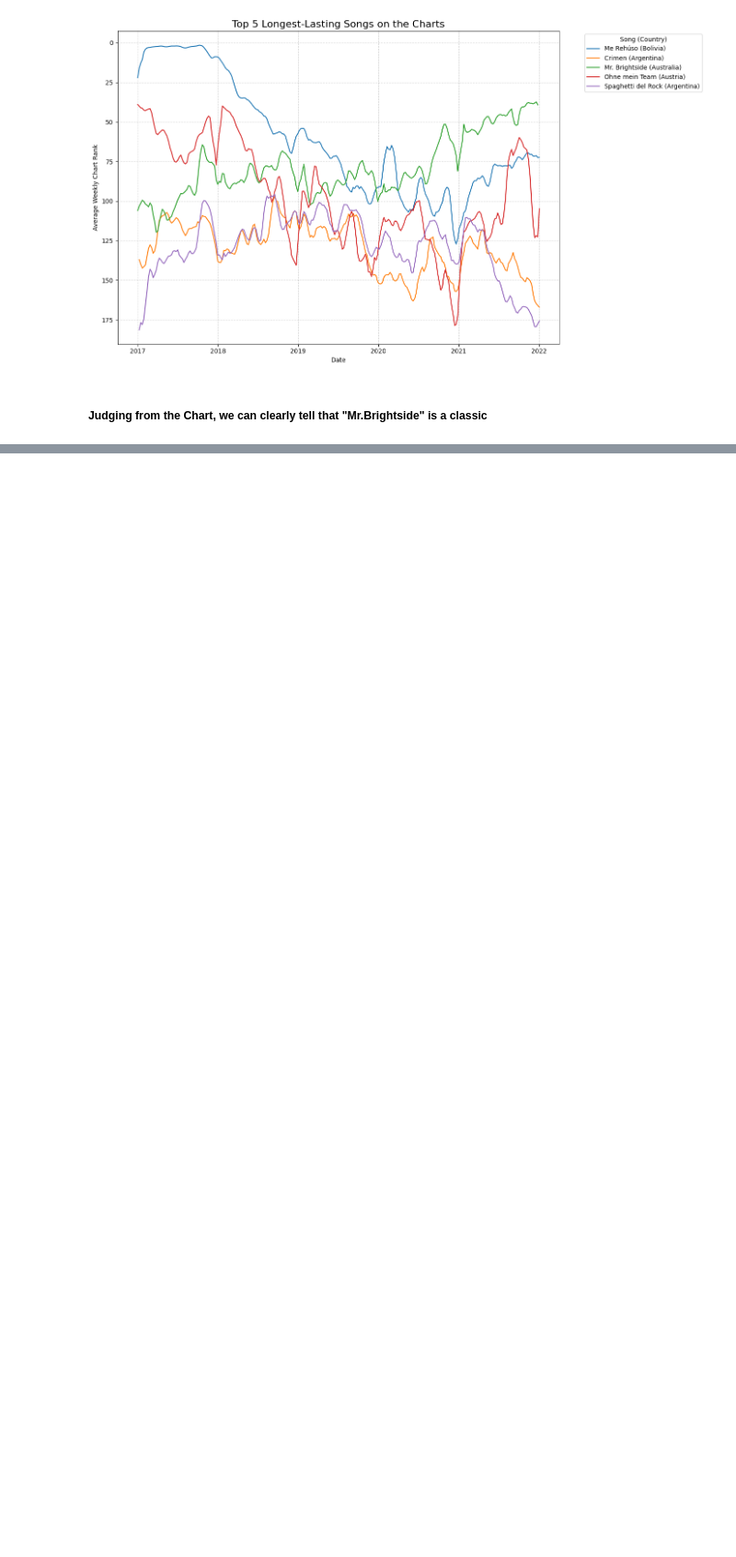
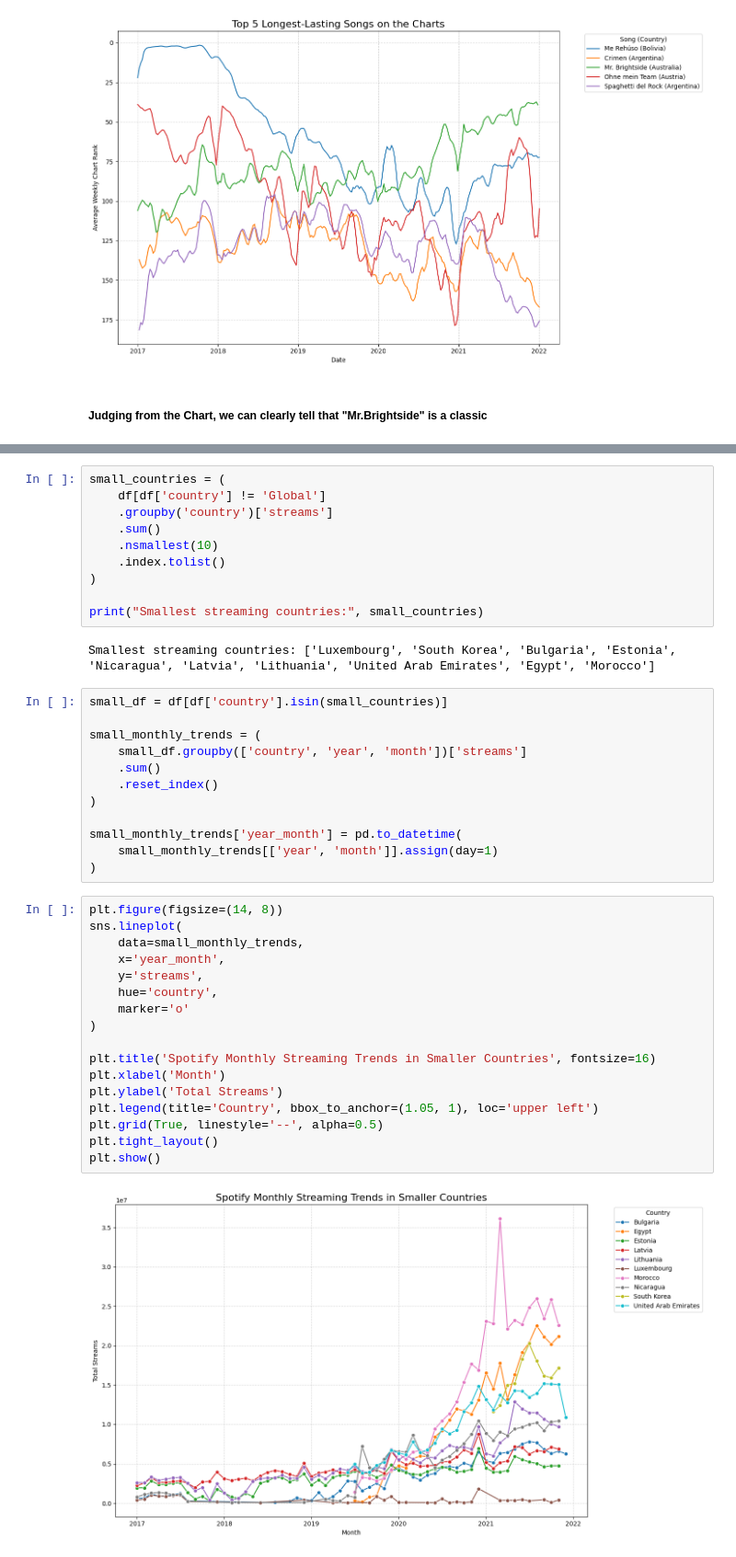
Before and after one commit to BarraHarrison/Spotify-Listening-Trends, a Jupyter notebook: main.ipynb, the cells around one changed output, grey strips where cells are left out. Shown at 92% size. Cells and saved outputs as stored; diff of their text form; blank space fills up the shorter version.

```diff
--- a/main.ipynb
+++ b/main.ipynb
@@ -452,0 +539,43 @@ plt.show()
+# %%
+small_countries = (
+    df[df['country'] != 'Global']
+    .groupby('country')['streams']
+    .sum()
+    .nsmallest(10)
+    .index.tolist()
+)
+
+print("Smallest streaming countries:", small_countries)
+# %% [output]
+Smallest streaming countries: ['Luxembourg', 'South Korea', 'Bulgaria', 'Estonia', 'Nicaragua', 'Latvia', 'Lithuania', 'United Arab Emirates', 'Egypt', 'Morocco']
+# %%
+small_df = df[df['country'].isin(small_countries)]
+
+small_monthly_trends = (
+    small_df.groupby(['country', 'year', 'month'])['streams']
+    .sum()
+    .reset_index()
+)
+
+small_monthly_trends['year_month'] = pd.to_datetime(
+    small_monthly_trends[['year', 'month']].assign(day=1)
+)
+# %%
+plt.figure(figsize=(14, 8))
+sns.lineplot(
+    data=small_monthly_trends,
+    x='year_month',
+    y='streams',
+    hue='country',
+    marker='o'
+)
+
+plt.title('Spotify Monthly Streaming Trends in Smaller Countries', fontsize=16)
+plt.xlabel('Month')
+plt.ylabel('Total Streams')
+plt.legend(title='Country', bbox_to_anchor=(1.05, 1), loc='upper left')
+plt.grid(True, linestyle='--', alpha=0.5)
+plt.tight_layout()
+plt.show()
+# %% [output]
+[figure, added]
```
Also changed, not shown: parts of 18 cells of this notebook, 1 other file.
